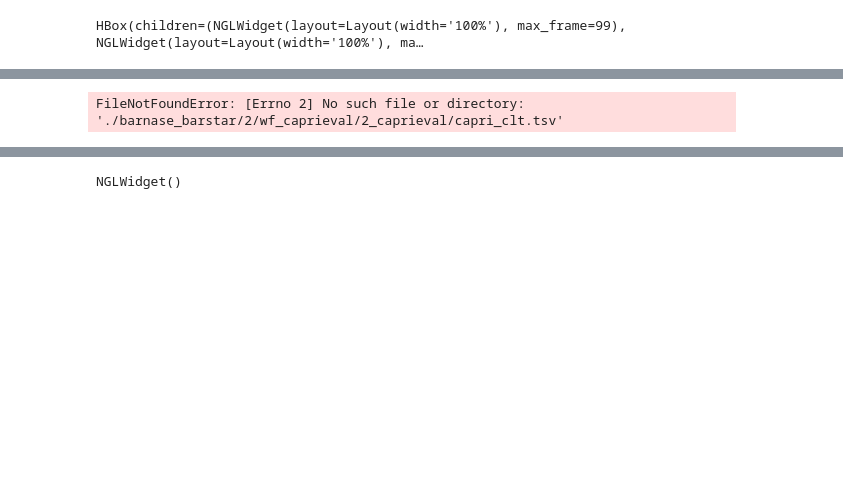
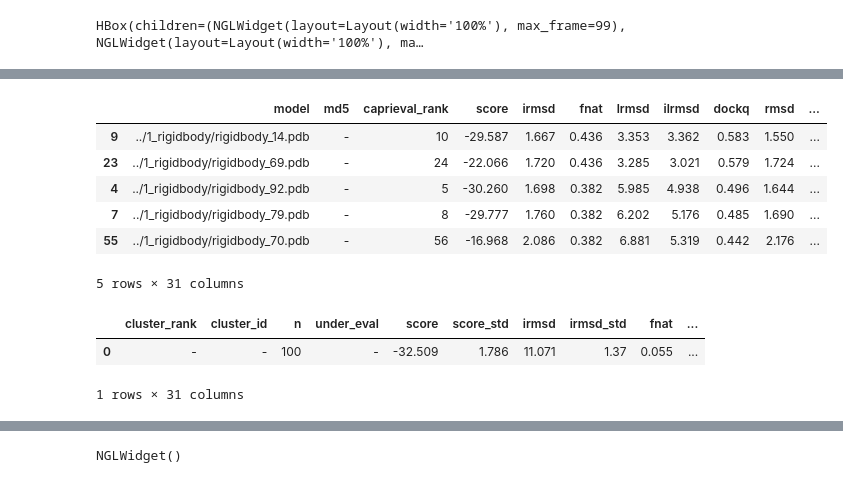
Before and after one commit to RubenChM/biobb_wf_haddock, a Jupyter notebook: biobb_haddock.ipynb, the cells around one changed output, grey strips where cells are left out. Drawn from its saved outputs; the diff is of its cells as text; code cells hidden in the pictures; blank space fills up the shorter version.

```diff
--- a/biobb_haddock.ipynb
+++ b/biobb_haddock.ipynb
@@ -1003,16 +1070,26 @@ with zipfile.ZipFile(output_evaluation_zip_path, 'r') as out_eval:
 # %%
 import pandas as pd
 
 tsv_dir = wf_caprieval[:-4]+'/2_caprieval/'
 # Load the cluster and single data into pandas DataFrames
 cluster_df = pd.read_csv(tsv_dir + 'capri_clt.tsv', sep='\t',comment='#')
 single_df = pd.read_csv(tsv_dir + 'capri_ss.tsv', sep='\t',comment='#')
 
-# Display the first few rows of each DataFrame
+# DockQ: incorrect (<0.23), acceptable (0.23-0.49), medium (0.49-0.80), and high (>=0.80)
+single_df = single_df.sort_values(by='dockq', ascending=False)
 display(single_df.head())
 display(cluster_df.head())
 # %% [output]
+|  | model | md5 | caprieval_rank | score | irmsd | fnat | lrmsd | ilrmsd | dockq | rmsd | ... |
+| 9 | ../1_rigidbody/rigidbody_14.pdb | - | 10 | -29.587 | 1.667 | 0.436 | 3.353 | 3.362 | 0.583 | 1.550 | ... |
+| 23 | ../1_rigidbody/rigidbody_69.pdb | - | 24 | -22.066 | 1.720 | 0.436 | 3.285 | 3.021 | 0.579 | 1.724 | ... |
+| 4 | ../1_rigidbody/rigidbody_92.pdb | - | 5 | -30.260 | 1.698 | 0.382 | 5.985 | 4.938 | 0.496 | 1.644 | ... |
+| 7 | ../1_rigidbody/rigidbody_79.pdb | - | 8 | -29.777 | 1.760 | 0.382 | 6.202 | 5.176 | 0.485 | 1.690 | ... |
+| 55 | ../1_rigidbody/rigidbody_70.pdb | - | 56 | -16.968 | 2.086 | 0.382 | 6.881 | 5.319 | 0.442 | 2.176 | ... |
-FileNotFoundError: [Errno 2] No such file or directory: './barnase_barstar/2/wf_caprieval/2_caprieval/capri_clt.tsv'
+5 rows × 31 columns
+|  | cluster_rank | cluster_id | n | under_eval | score | score_std | irmsd | irmsd_std | fnat | ... |
+| 0 | - | - | 100 | - | -32.509 | 1.786 | 11.071 | 1.37 | 0.055 | ... |
+1 rows × 31 columns
 # %%
 import gzip
 import shutil
```
Also changed, not shown: parts of 32 cells of this notebook.
